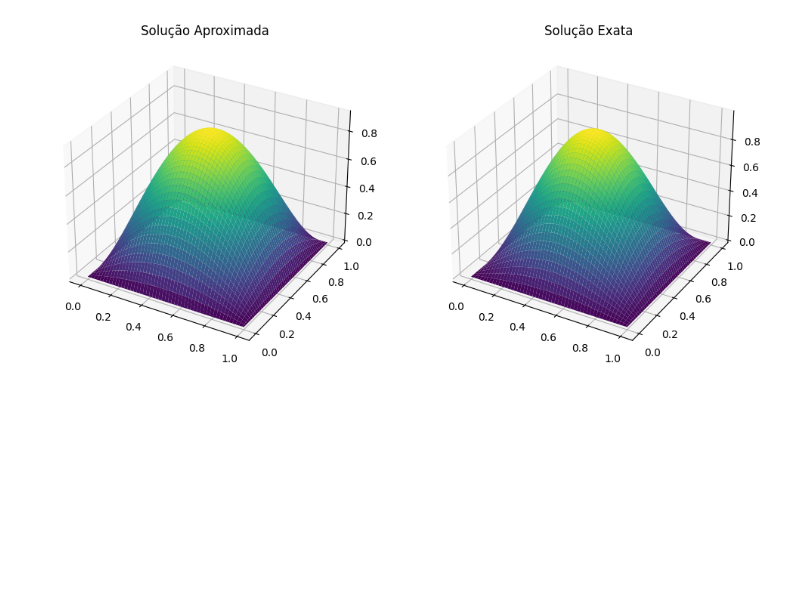
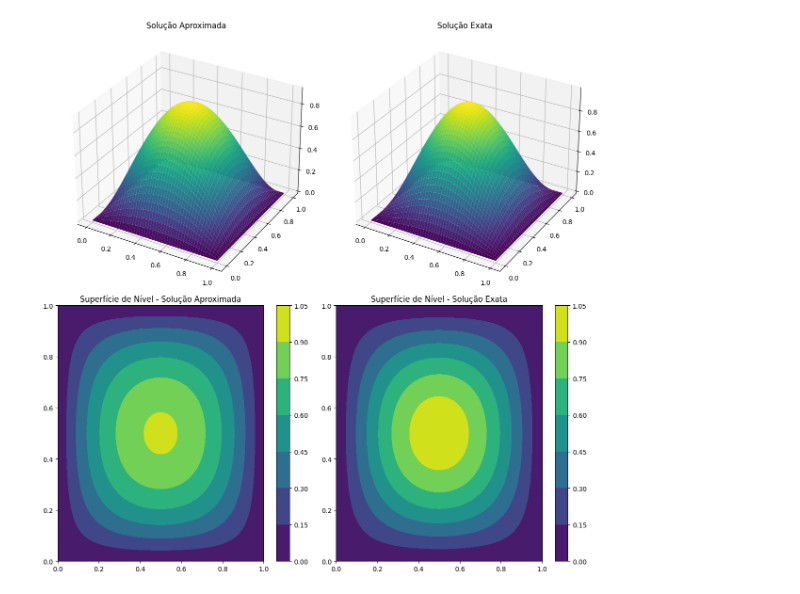
Before and after one commit to Matiass5175/MS712---251495, a Jupyter notebook: Exercicios/Exercicio10.ipynb, the cells around one changed output. Drawn from its saved outputs; the diff is of its cells as text; code cells hidden in the pictures; blank space fills up the shorter version.

```diff
--- a/Exercicios/Exercicio10.ipynb
+++ b/Exercicios/Exercicio10.ipynb
@@ -1,6 +1,4 @@
 # %%
-# Para simplificar nossa vida, vou utilizar bibliotecas simbólicas
-
 import numpy as np
 import matplotlib.pyplot as plt
 from scipy.integrate import dblquad
@@ -57,34 +55,47 @@ a, b = 0, 1
 for i in range(n):
     for j in range(n):
         integrand = lambda x, y: dphis_dx[i](x, y) * dphis_dx[j](x, y) + dphis_dy[i](x, y) * dphis_dy[j](x, y) + phis[i](x, y) * phis[j](x, y)
         A[i, j], _ = dblquad(integrand, a, b, lambda x: a, lambda x: b)
     integrand_f = lambda x, y: f(x, y) * phis[i](x, y)
     f_vec[i], _ = dblquad(integrand_f, a, b, lambda x: a, lambda x: b)
 
 w = np.linalg.solve(A, f_vec)
 
 def u_h(x, y):
     return sum(w[i] * phis[i](x, y) for i in range(n))
 
 def u_e(x, y):
     return np.sin(np.pi * x) * np.sin(np.pi * y)
 
 x_vals = np.linspace(0, 1, 100)
 y_vals = np.linspace(0, 1, 100)
 X, Y = np.meshgrid(x_vals, y_vals)
 Z_h = np.vectorize(u_h)(X, Y)
 Z_e = u_e(X, Y)
 
-fig = plt.figure(figsize=(12, 6))
+fig = plt.figure(figsize=(12, 12))
 
-ax1 = fig.add_subplot(121, projection='3d')
+# Surface plots
+ax1 = fig.add_subplot(221, projection='3d')
 ax1.plot_surface(X, Y, Z_h, cmap='viridis')
 ax1.set_title('Solução Aproximada')
 
-ax2 = fig.add_subplot(122, projection='3d')
+ax2 = fig.add_subplot(222, projection='3d')
 ax2.plot_surface(X, Y, Z_e, cmap='viridis')
 ax2.set_title('Solução Exata')
 
+# Contour plots
+ax3 = fig.add_subplot(223)
+contour_h = ax3.contourf(X, Y, Z_h, cmap='viridis')
+fig.colorbar(contour_h, ax=ax3)
+ax3.set_title('Superfície de Nível - Solução Aproximada')
+
+ax4 = fig.add_subplot(224)
+contour_e = ax4.contourf(X, Y, Z_e, cmap='viridis')
+fig.colorbar(contour_e, ax=ax4)
+ax4.set_title('Superfície de Nível - Solução Exata')
+
+plt.tight_layout()
 plt.show()
 # %% [output]
-[figure, old version]
+[figure, new version]
```
Also changed, not shown: 3 other files.
